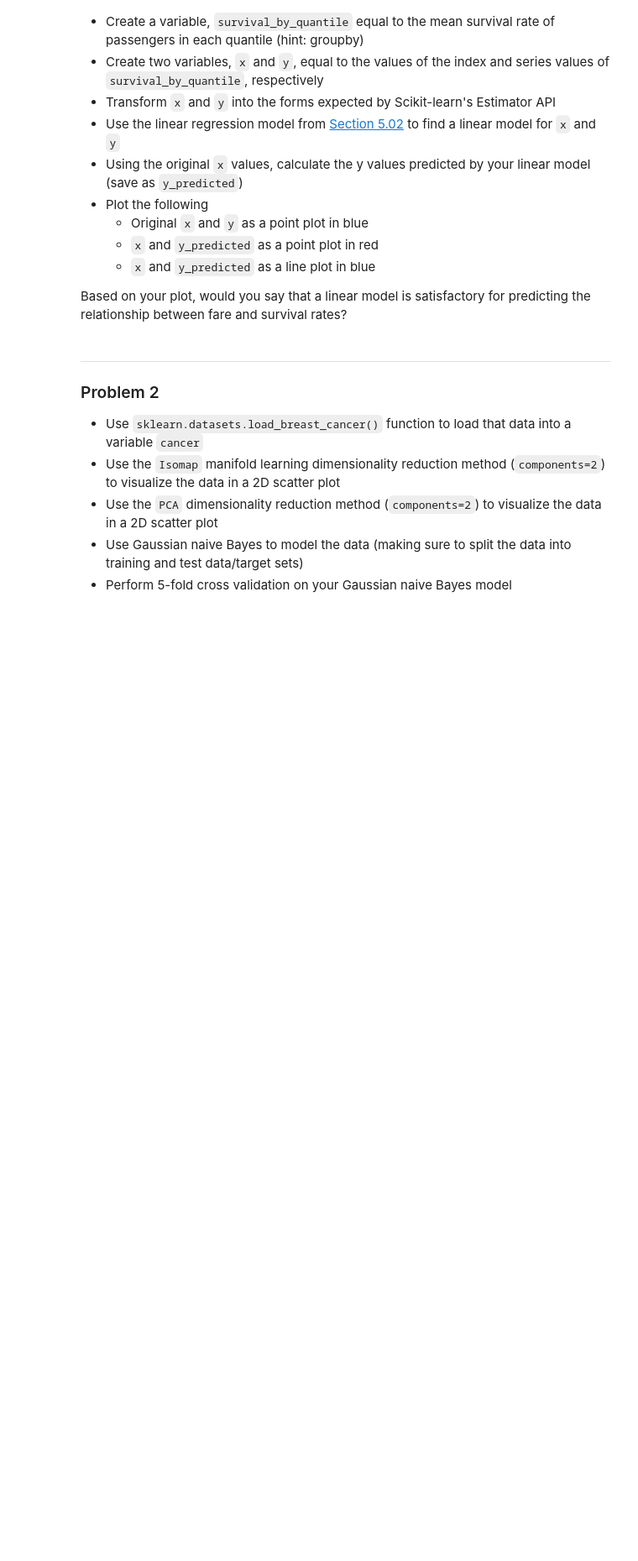
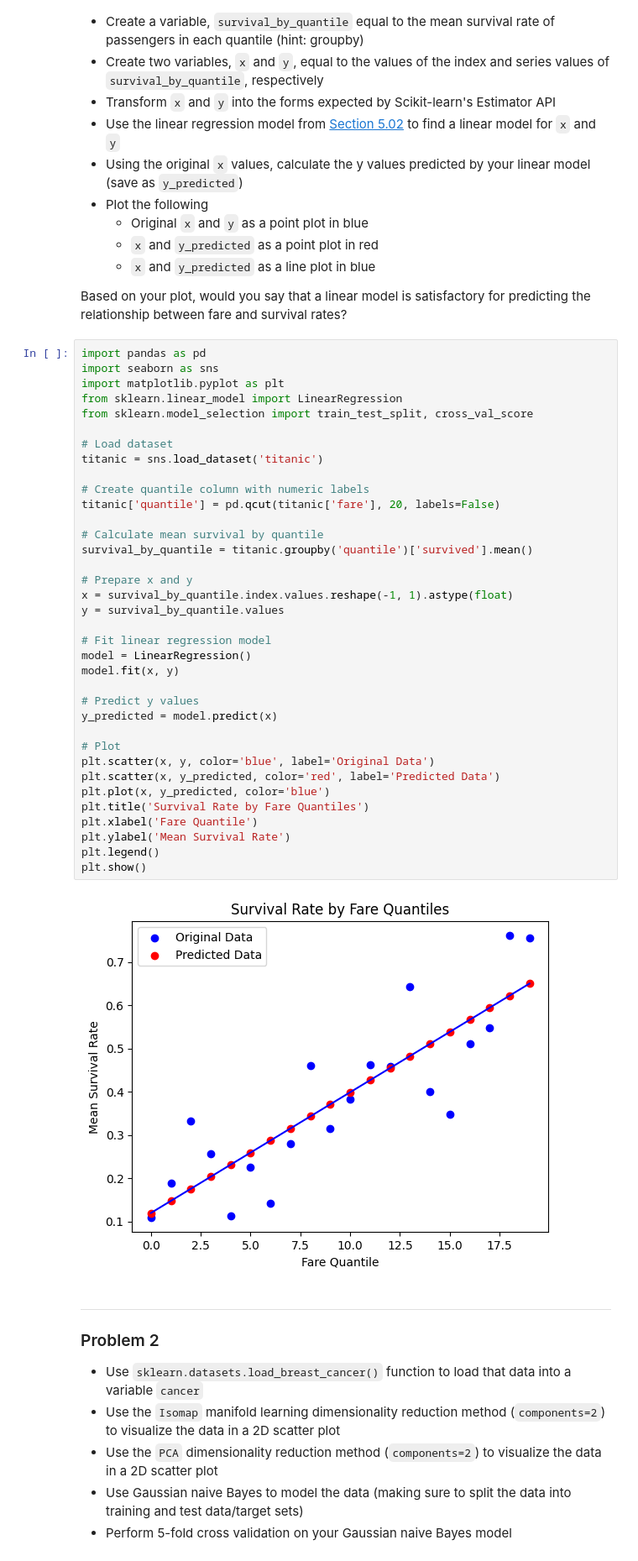
Before and after one commit to bosstheo14/Belhavencs3, a Jupyter notebook: lab8-intro-scikit.ipynb, the cells around one changed output. Shown: that part at 84% size. Saved outputs shown, nothing was run; the diff lists cells and outputs as text; blank space fills up the shorter version.

```diff
--- a/lab8-intro-scikit.ipynb
+++ b/lab8-intro-scikit.ipynb
@@ -31,6 +31,44 @@ titanic['quantile'] = list(pd.qcut(titanic.fare, 20).apply(lambda v:v.mid))
     - `x` and `y_predicted` as a line plot in blue
 
 Based on your plot, would you say that a linear model is satisfactory for predicting the relationship between fare and survival rates?
+# %%
+import pandas as pd
+import seaborn as sns
+import matplotlib.pyplot as plt
+from sklearn.linear_model import LinearRegression
+from sklearn.model_selection import train_test_split, cross_val_score
+
+# Load dataset
+titanic = sns.load_dataset('titanic')
+
+# Create quantile column with numeric labels
+titanic['quantile'] = pd.qcut(titanic['fare'], 20, labels=False)
+
+# Calculate mean survival by quantile
+survival_by_quantile = titanic.groupby('quantile')['survived'].mean()
+
+# Prepare x and y
+x = survival_by_quantile.index.values.reshape(-1, 1).astype(float)
+y = survival_by_quantile.values
+
+# Fit linear regression model
+model = LinearRegression()
+model.fit(x, y)
+
+# Predict y values
+y_predicted = model.predict(x)
+
+# Plot
+plt.scatter(x, y, color='blue', label='Original Data')
+plt.scatter(x, y_predicted, color='red', label='Predicted Data')
+plt.plot(x, y_predicted, color='blue')
+plt.title('Survival Rate by Fare Quantiles')
+plt.xlabel('Fare Quantile')
+plt.ylabel('Mean Survival Rate')
+plt.legend()
+plt.show()
+# %% [output]
+[figure, added]
 # %% [markdown]
 
 
```
Also changed, not shown: parts of 1 cell of this notebook.
